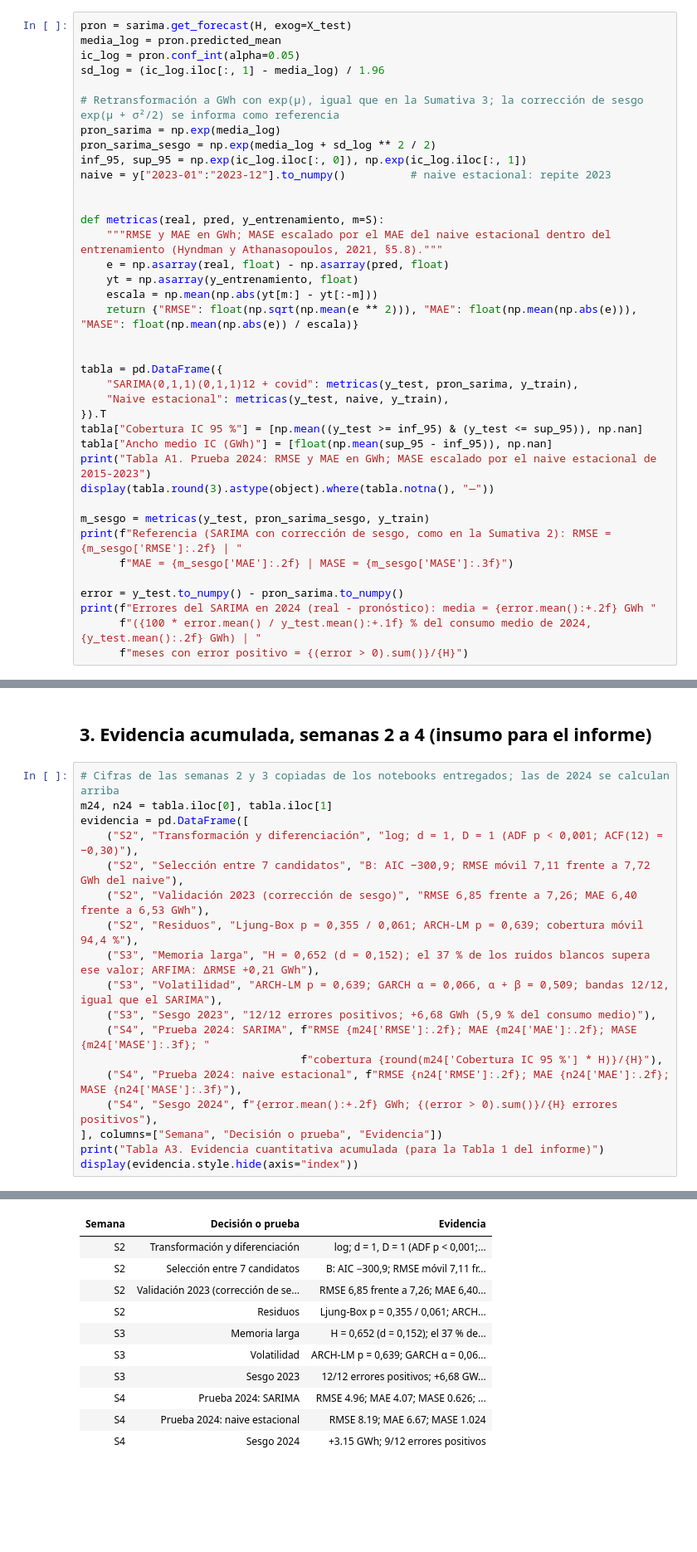
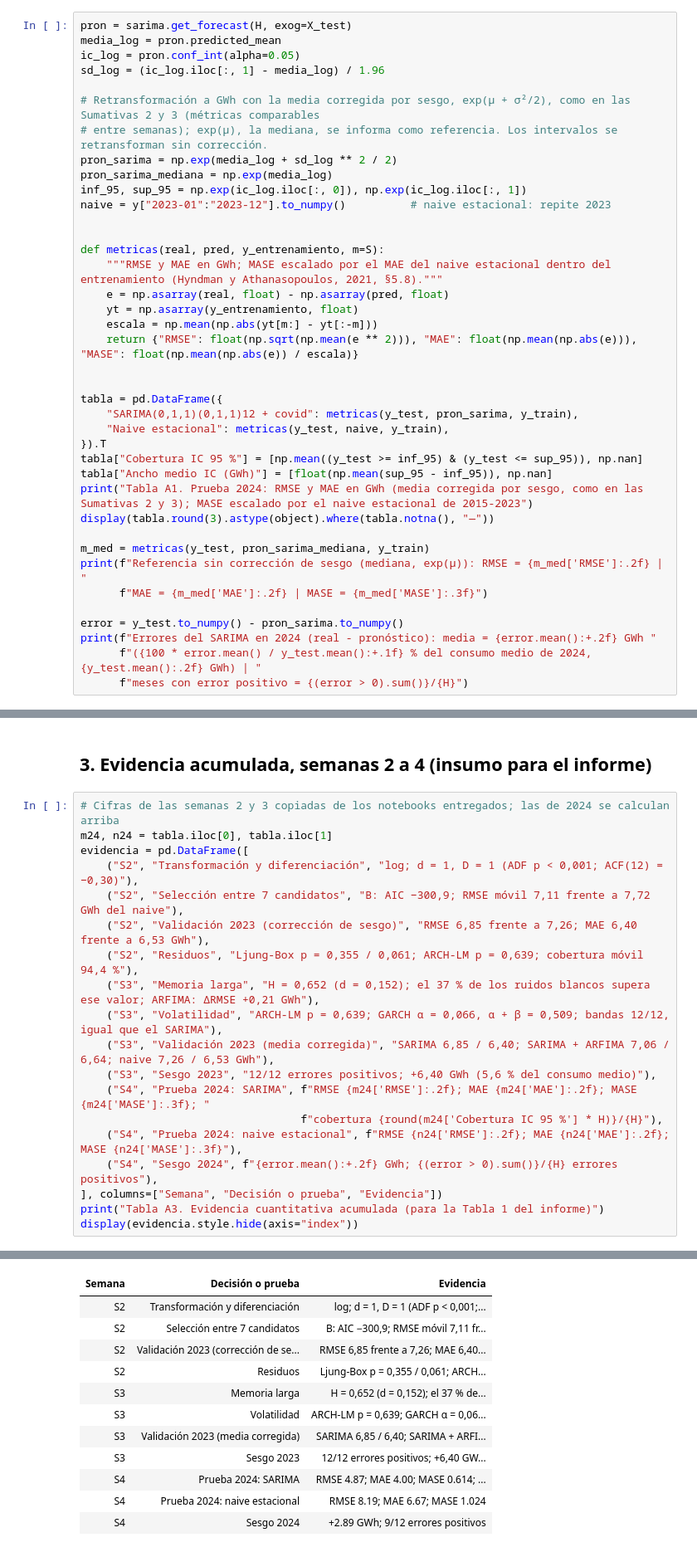
Before and after one commit to robertomoncada-blip/Magister_ciencia_datos, a Jupyter notebook: MCDI505/notebooks/mcdi505_s4rmoncada_anexo_preliminar.ipynb, the cells around one changed output, grey strips where cells are left out. Shown at 83% size. Saved outputs shown, nothing was run; the diff lists cells and outputs as text; blank space fills up the shorter version.

```diff
--- a/MCDI505/notebooks/mcdi505_s4rmoncada_anexo_preliminar.ipynb
+++ b/MCDI505/notebooks/mcdi505_s4rmoncada_anexo_preliminar.ipynb
@@ -112,9 +112,10 @@ media_log = pron.predicted_mean
 ic_log = pron.conf_int(alpha=0.05)
 sd_log = (ic_log.iloc[:, 1] - media_log) / 1.96
 
-# Retransformación a GWh con exp(μ), igual que en la Sumativa 3; la corrección de sesgo exp(μ + σ²/2) se informa como referencia
-pron_sarima = np.exp(media_log)
-pron_sarima_sesgo = np.exp(media_log + sd_log ** 2 / 2)
+# Retransformación a GWh con la media corregida por sesgo, exp(μ + σ²/2), como en las Sumativas 2 y 3 (métricas comparables
+# entre semanas); exp(μ), la mediana, se informa como referencia. Los intervalos se retransforman sin corrección.
+pron_sarima = np.exp(media_log + sd_log ** 2 / 2)
+pron_sarima_mediana = np.exp(media_log)
 inf_95, sup_95 = np.exp(ic_log.iloc[:, 0]), np.exp(ic_log.iloc[:, 1])
 naive = y["2023-01":"2023-12"].to_numpy()          # naive estacional: repite 2023
 
@@ -133,12 +134,12 @@ tabla = pd.DataFrame({
 }).T
 tabla["Cobertura IC 95 %"] = [np.mean((y_test >= inf_95) & (y_test <= sup_95)), np.nan]
 tabla["Ancho medio IC (GWh)"] = [float(np.mean(sup_95 - inf_95)), np.nan]
-print("Tabla A1. Prueba 2024: RMSE y MAE en GWh; MASE escalado por el naive estacional de 2015-2023")
+print("Tabla A1. Prueba 2024: RMSE y MAE en GWh (media corregida por sesgo, como en las Sumativas 2 y 3); MASE escalado por el naive estacional de 2015-2023")
 display(tabla.round(3).astype(object).where(tabla.notna(), "—"))
 
-m_sesgo = metricas(y_test, pron_sarima_sesgo, y_train)
-print(f"Referencia (SARIMA con corrección de sesgo, como en la Sumativa 2): RMSE = {m_sesgo['RMSE']:.2f} | "
-      f"MAE = {m_sesgo['MAE']:.2f} | MASE = {m_sesgo['MASE']:.3f}")
+m_med = metricas(y_test, pron_sarima_mediana, y_train)
+print(f"Referencia sin corrección de sesgo (mediana, exp(μ)): RMSE = {m_med['RMSE']:.2f} | "
+      f"MAE = {m_med['MAE']:.2f} | MASE = {m_med['MASE']:.3f}")
 
 error = y_test.to_numpy() - pron_sarima.to_numpy()
 print(f"Errores del SARIMA en 2024 (real - pronóstico): media = {error.mean():+.2f} GWh "
@@ -237,34 +238,36 @@ _Borrador del asistente: ideas y cifras en lenguaje sencillo para **organizar**
 # %%
 # Cifras de las semanas 2 y 3 copiadas de los notebooks entregados; las de 2024 se calculan arriba
 m24, n24 = tabla.iloc[0], tabla.iloc[1]
 evidencia = pd.DataFrame([
     ("S2", "Transformación y diferenciación", "log; d = 1, D = 1 (ADF p < 0,001; ACF(12) = −0,30)"),
     ("S2", "Selección entre 7 candidatos", "B: AIC −300,9; RMSE móvil 7,11 frente a 7,72 GWh del naive"),
     ("S2", "Validación 2023 (corrección de sesgo)", "RMSE 6,85 frente a 7,26; MAE 6,40 frente a 6,53 GWh"),
     ("S2", "Residuos", "Ljung-Box p = 0,355 / 0,061; ARCH-LM p = 0,639; cobertura móvil 94,4 %"),
     ("S3", "Memoria larga", "H = 0,652 (d = 0,152); el 37 % de los ruidos blancos supera ese valor; ARFIMA: ΔRMSE +0,21 GWh"),
     ("S3", "Volatilidad", "ARCH-LM p = 0,639; GARCH α = 0,066, α + β = 0,509; bandas 12/12, igual que el SARIMA"),
-    ("S3", "Sesgo 2023", "12/12 errores positivos; +6,68 GWh (5,9 % del consumo medio)"),
+    ("S3", "Validación 2023 (media corregida)", "SARIMA 6,85 / 6,40; SARIMA + ARFIMA 7,06 / 6,64; naive 7,26 / 6,53 GWh"),
+    ("S3", "Sesgo 2023", "12/12 errores positivos; +6,40 GWh (5,6 % del consumo medio)"),
     ("S4", "Prueba 2024: SARIMA", f"RMSE {m24['RMSE']:.2f}; MAE {m24['MAE']:.2f}; MASE {m24['MASE']:.3f}; "
                                   f"cobertura {round(m24['Cobertura IC 95 %'] * H)}/{H}"),
     ("S4", "Prueba 2024: naive estacional", f"RMSE {n24['RMSE']:.2f}; MAE {n24['MAE']:.2f}; MASE {n24['MASE']:.3f}"),
     ("S4", "Sesgo 2024", f"{error.mean():+.2f} GWh; {(error > 0).sum()}/{H} errores positivos"),
 ], columns=["Semana", "Decisión o prueba", "Evidencia"])
 print("Tabla A3. Evidencia cuantitativa acumulada (para la Tabla 1 del informe)")
 display(evidencia.style.hide(axis="index"))
 # %% [output]
 Tabla A3. Evidencia cuantitativa acumulada (para la Tabla 1 del informe)
 | Semana | Decisión o prueba | Evidencia |
 | S2 | Transformación y diferenciación | log; d = 1, D = 1 (ADF p < 0,001;... |
 | S2 | Selección entre 7 candidatos | B: AIC −300,9; RMSE móvil 7,11 fr... |
 | S2 | Validación 2023 (corrección de se... | RMSE 6,85 frente a 7,26; MAE 6,40... |
 | S2 | Residuos | Ljung-Box p = 0,355 / 0,061; ARCH... |
 | S3 | Memoria larga | H = 0,652 (d = 0,152); el 37 % de... |
 | S3 | Volatilidad | ARCH-LM p = 0,639; GARCH α = 0,06... |
-| S3 | Sesgo 2023 | 12/12 errores positivos; +6,68 GW... |
-| S4 | Prueba 2024: SARIMA | RMSE 4.96; MAE 4.07; MASE 0.626; ... |
+| S3 | Validación 2023 (media corregida) | SARIMA 6,85 / 6,40; SARIMA + ARFI... |
+| S3 | Sesgo 2023 | 12/12 errores positivos; +6,40 GW... |
+| S4 | Prueba 2024: SARIMA | RMSE 4.87; MAE 4.00; MASE 0.614; ... |
 | S4 | Prueba 2024: naive estacional | RMSE 8.19; MAE 6.67; MASE 1.024 |
-| S4 | Sesgo 2024 | +3.15 GWh; 9/12 errores positivos |
+| S4 | Sesgo 2024 | +2.89 GWh; 9/12 errores positivos |
 # %% [markdown]
 <div style="border:2px dashed #b30338; border-left:8px solid #b30338; background:rgba(179,3,56,0.07); padding:10px 16px; border-radius:4px;">
 
```
Also changed, not shown: parts of 5 cells of this notebook, 1 other file.
